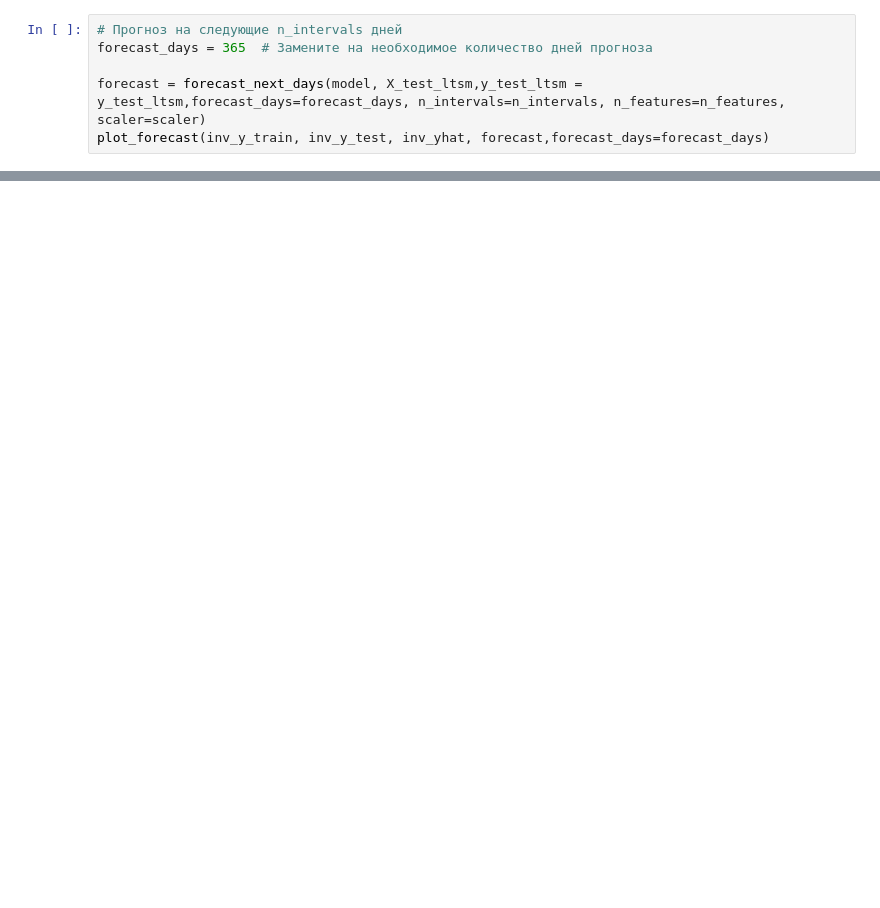
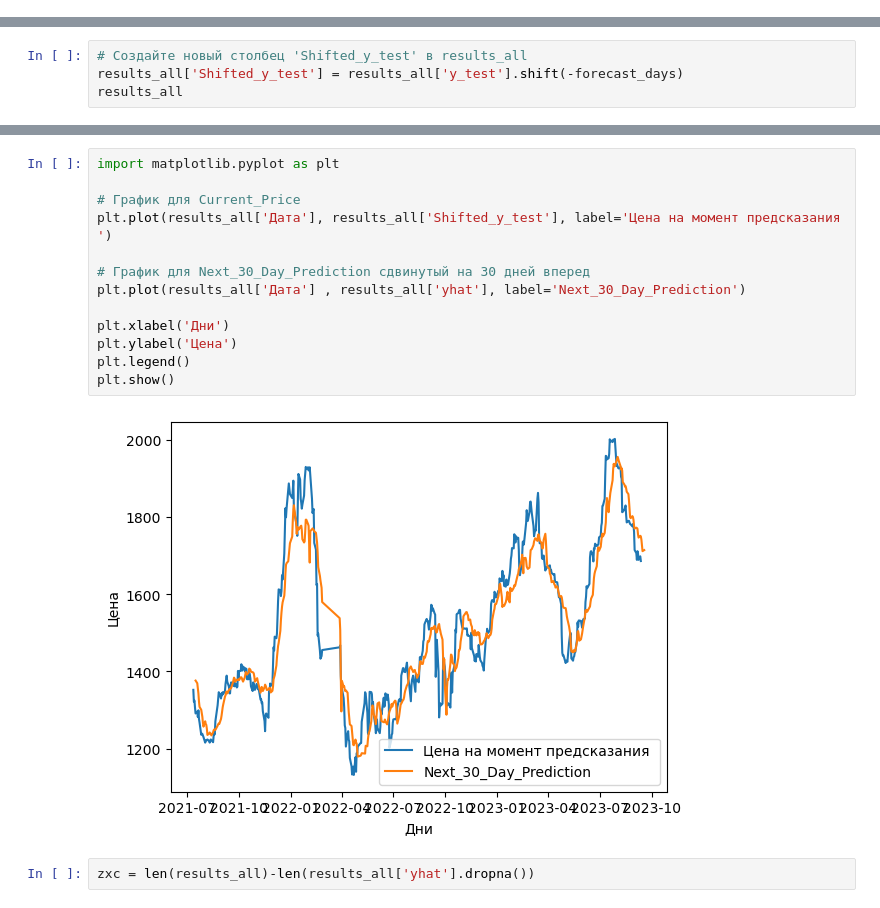
Before and after one commit to KelThuzedd/finrinkizxc, a Jupyter notebook: actualochka/utils.ipynb, the cells around one changed output, grey strips where cells are left out. Cells and saved outputs as stored; diff of their text form; blank space fills up the shorter version.

```diff
--- a/actualochka/utils.ipynb
+++ b/actualochka/utils.ipynb
@@ -140,6 +180,0 @@ R-squared: 0.944
-# %%
-# Прогноз на следующие n_intervals дней
-forecast_days = 365  # Замените на необходимое количество дней прогноза
-
-forecast = forecast_next_days(model, X_test_ltsm,y_test_ltsm = y_test_ltsm,forecast_days=forecast_days, n_intervals=n_intervals, n_features=n_features, scaler=scaler)
-plot_forecast(inv_y_train, inv_y_test, inv_yhat, forecast,forecast_days=forecast_days)
@@ -164,0 +181,4 @@ plot_forecast(inv_y_train, inv_y_test, inv_yhat, forecast,forecast_days=forecast
+# %%
+# Создайте новый столбец 'Shifted_y_test' в results_all
+results_all['Shifted_y_test'] = results_all['y_test'].shift(-forecast_days)
+results_all
@@ -164,0 +214,17 @@ plot_forecast(inv_y_train, inv_y_test, inv_yhat, forecast,forecast_days=forecast
+# %%
+import matplotlib.pyplot as plt
+
+# График для Current_Price
+plt.plot(results_all['Дата'], results_all['Shifted_y_test'], label='Цена на момент предсказания ')
+
+# График для Next_30_Day_Prediction сдвинутый на 30 дней вперед
+plt.plot(results_all['Дата'] , results_all['yhat'], label='Next_30_Day_Prediction')
+
+plt.xlabel('Дни')
+plt.ylabel('Цена')
+plt.legend()
+plt.show()
+# %% [output]
+[figure, added]
+# %%
+zxc = len(results_all)-len(results_all['yhat'].dropna())
```
Also changed, not shown: parts of 15 cells of this notebook, 40 other files.
